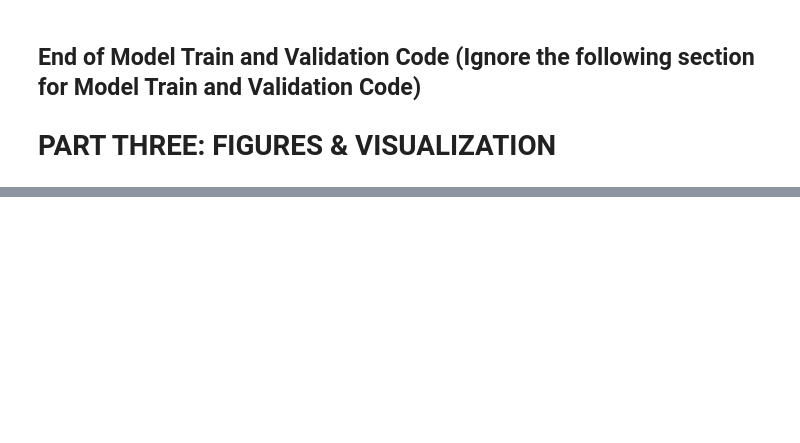
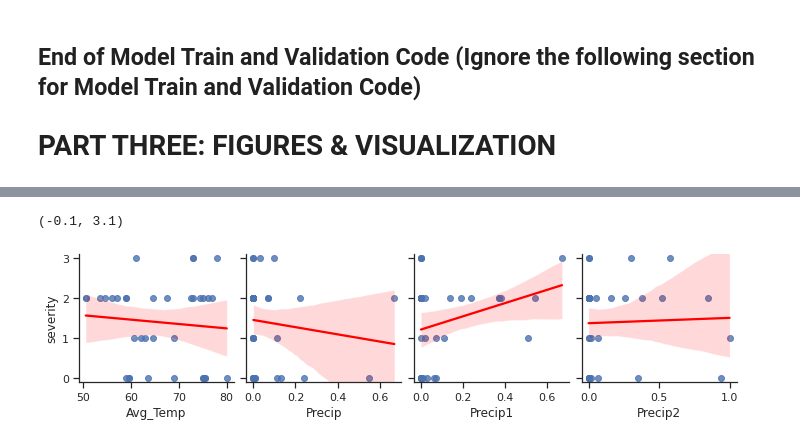
Before and after one commit to ChrisHarvey21/HABs, a Jupyter notebook: HABs.ipynb, the cells around one changed output, grey strips where cells are left out. Saved outputs shown, nothing was run; the diff lists cells and outputs as text; code cells hidden in the pictures; blank space fills up the shorter version.

```diff
--- a/HABs.ipynb
+++ b/HABs.ipynb
@@ -480,0 +477,9 @@ _ = tree.plot_tree(model.estimators_[0], feature_names=class_names, filled=True)
+# %%
+#Creating Regression Plots
+pp = sns.pairplot(data=final, kind="reg", plot_kws={'line_kws':{'color':'red'}},
+                  y_vars=['severity'],
+                  x_vars=['Avg_Temp','Precip', 'Precip1', 'Precip2'])
+pp.axes[0,0].set_ylim((-.1,3.1))
+# %% [output]
+(-0.1, 3.1)
+[figure, added]
```
Also changed, not shown: parts of 10 cells of this notebook.
